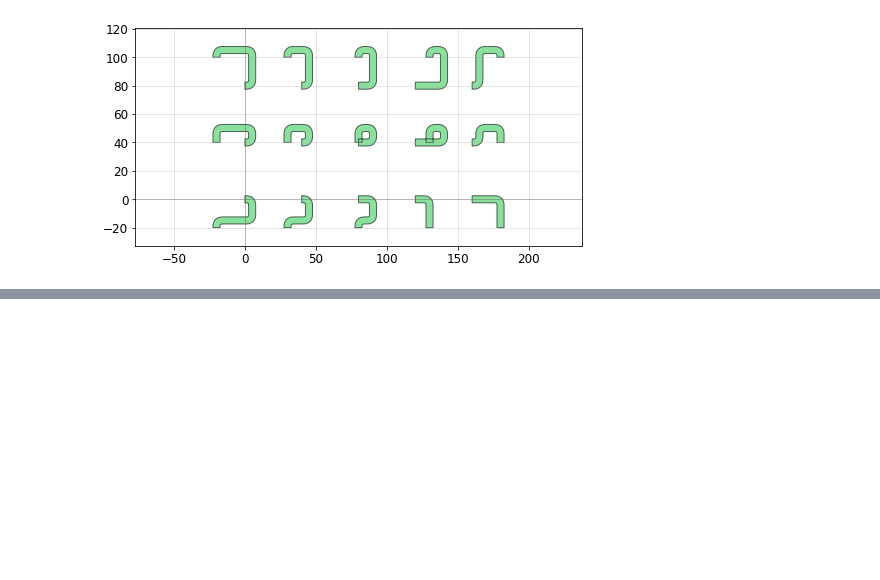
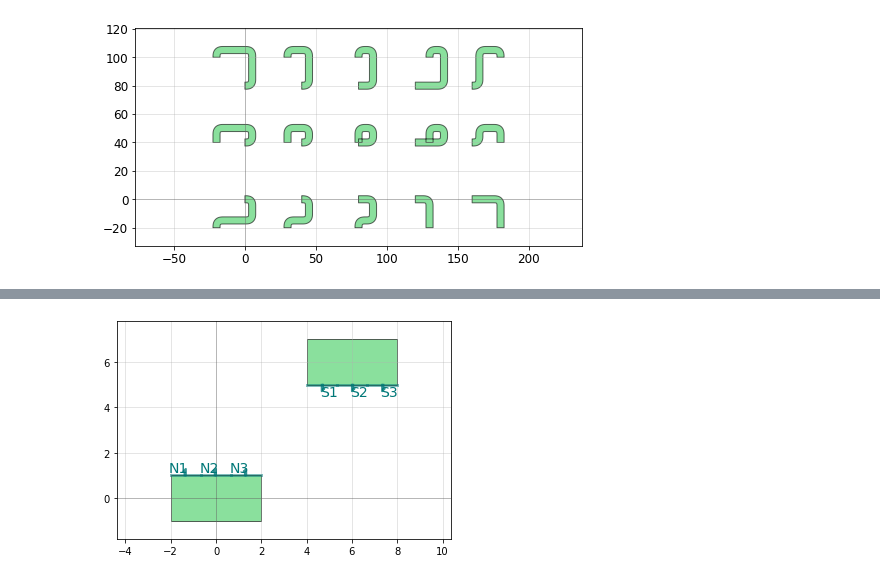
Before and after one commit to amccaugh/phidl, a Jupyter notebook: docs/tutorials/routing.ipynb, the cells around one changed output, grey strips where cells are left out. Saved outputs shown, nothing was run; the diff lists cells and outputs as text; code cells hidden in the pictures; blank space fills up the shorter version.

```diff
--- a/docs/tutorials/routing.ipynb
+++ b/docs/tutorials/routing.ipynb
@@ -308,0 +315,16 @@ qp(D)
+# %%
+from phidl import Device, CrossSection
+from phidl import quickplot as qp
+import phidl.routing as pr
+import phidl.geometry as pg
+from phidl import set_quickplot_options
+set_quickplot_options(show_ports=True, show_subports=True)
+
+# Create multi-port devices
+D = Device()
+c1 = D.add_ref( pg.compass_multi(ports={'N':3}) )
+c2 = D.add_ref( pg.compass_multi(ports={'S':3}) ).move([6,6])
+
+qp(D)
+# %% [output]
+[figure, added]
```
Also changed, not shown: parts of 4 cells of this notebook, 1 other file.
